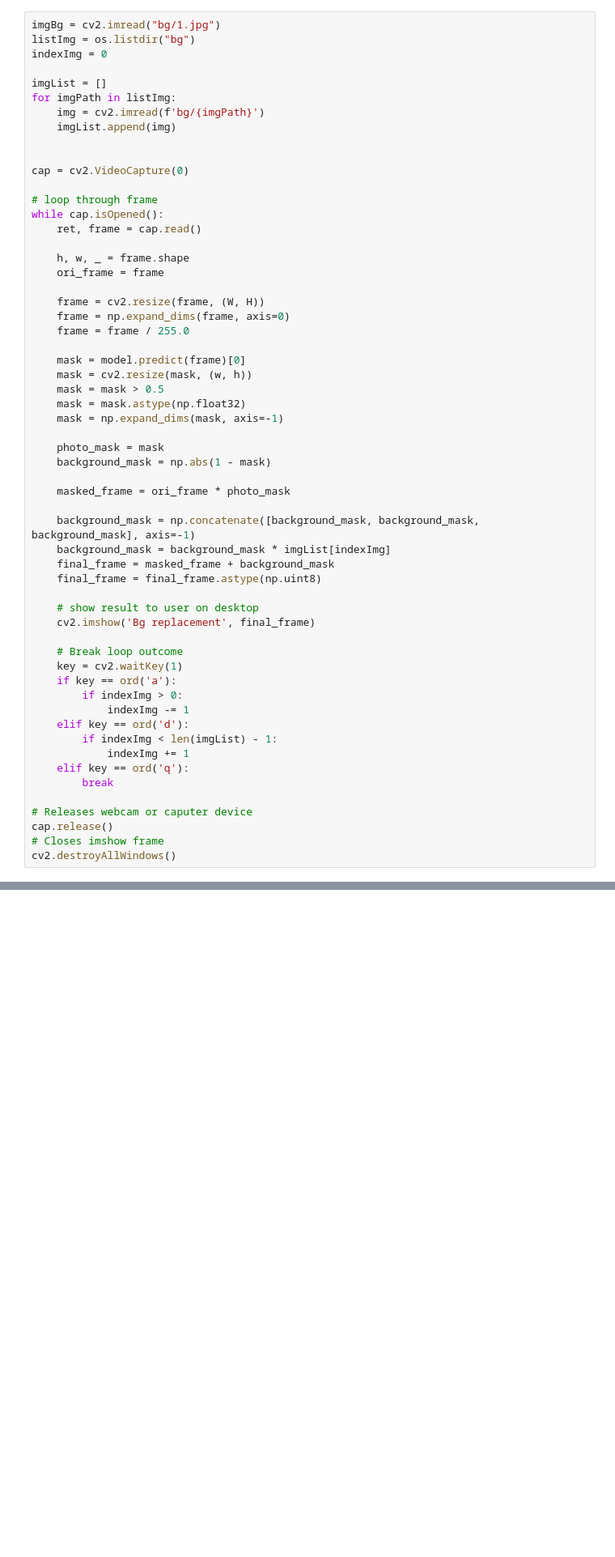
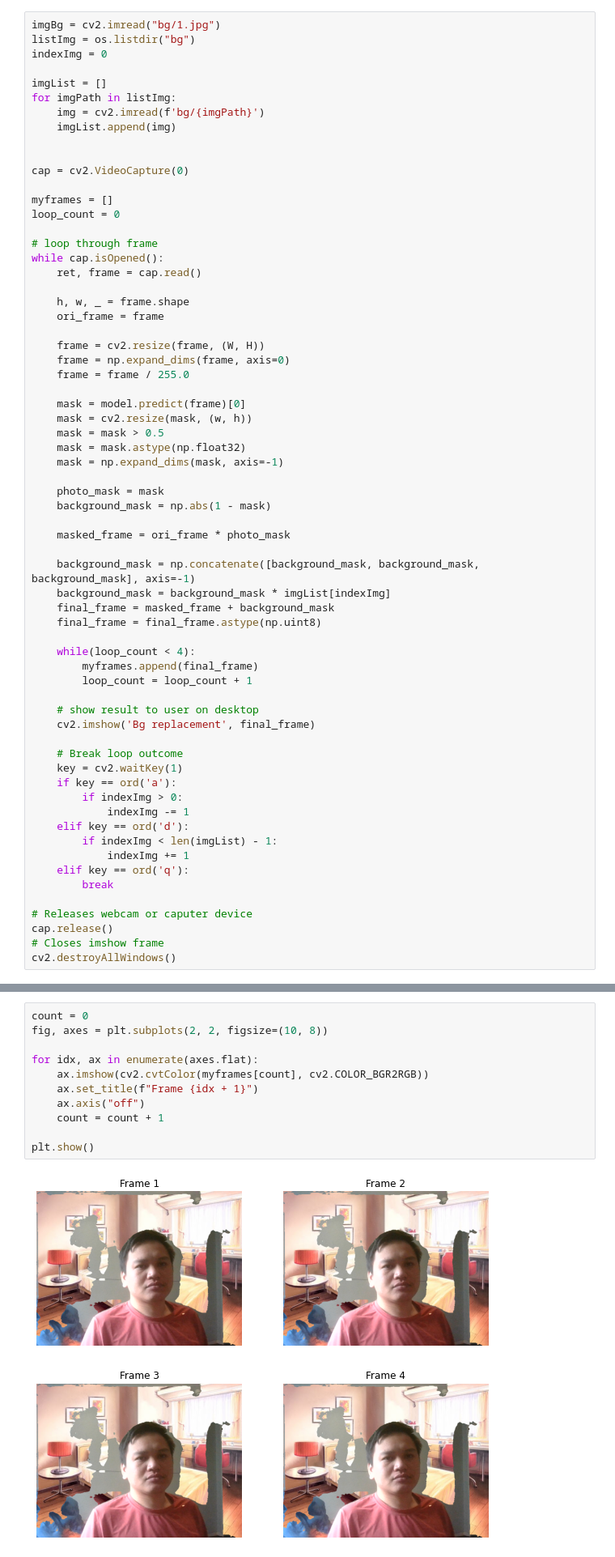
Before and after one commit to kiranshahi/Real-time-Background-replacement-in-Video-Conferencing, a Jupyter notebook: model test.ipynb, the cells around one changed output, grey strips where cells are left out. Shown: that part at 81% size. Drawn from its saved outputs; the diff is of its cells as text; blank space fills up the shorter version.

```diff
--- a/model test.ipynb
+++ b/model test.ipynb
@@ -35,6 +21,9 @@ for imgPath in listImg:
 
 
 cap = cv2.VideoCapture(0)
+
+myframes = []
+loop_count = 0
 
 # loop through frame
 while cap.isOpened():
@@ -63,6 +52,10 @@ while cap.isOpened():
     final_frame = masked_frame + background_mask
     final_frame = final_frame.astype(np.uint8)
 
+    while(loop_count < 4):
+        myframes.append(final_frame)
+        loop_count = loop_count + 1
+
     # show result to user on desktop
     cv2.imshow('Bg replacement', final_frame)
 
@@ -101,0 +96,13 @@ cv2.destroyAllWindows()
+# %%
+count = 0
+fig, axes = plt.subplots(2, 2, figsize=(10, 8))
+
+for idx, ax in enumerate(axes.flat):
+    ax.imshow(cv2.cvtColor(myframes[count], cv2.COLOR_BGR2RGB))
+    ax.set_title(f"Frame {idx + 1}")
+    ax.axis("off")
+    count = count + 1
+
+plt.show()
+# %% [output]
+[figure, added]
```
Also changed, not shown: parts of 4 cells of this notebook, 3 other files.
